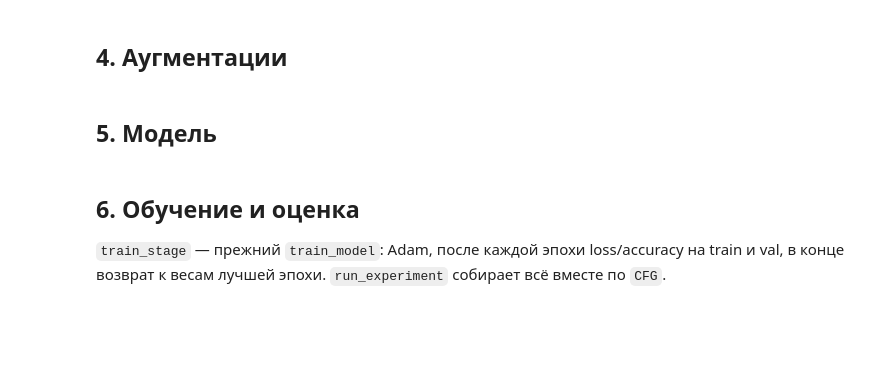
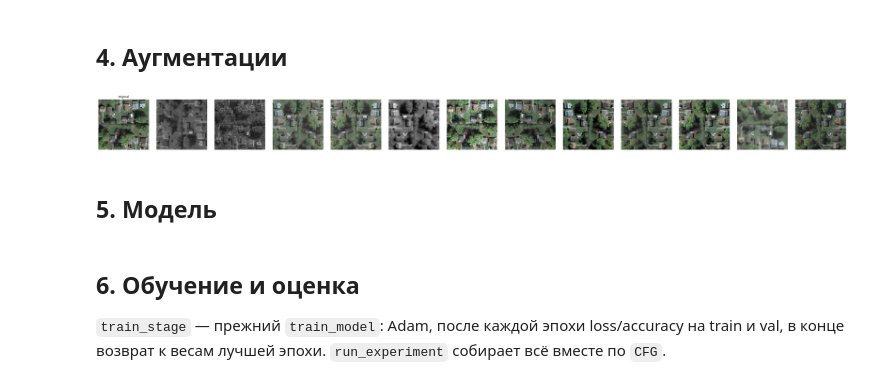
Before and after one commit to ori-pyro/Week-5-, a Jupyter notebook: week-5.ipynb, the cells around one changed output. Cells and saved outputs as stored; diff of their text form; code cells hidden in the pictures; blank space fills up the shorter version.

```diff
--- a/week-5.ipynb
+++ b/week-5.ipynb
@@ -63,7 +68,7 @@ print("data folder:", sorted(p.name for p in DATA_DIR.iterdir()))
 # %%
 CFG = {
     "name": "r18_224_3stage",
-    "notes": "перенос в новый ноутбук: повтор лучшего прогона (0.937)",
+    "notes": "перенос в новый ноутбук:",
     "seed": 42,
     "img_size": 224,
     "batch_size": 128,
@@ -73,21 +78,21 @@ CFG = {
         "hflip_p": 0.5,
         "vflip_p": 0.5,
         "rotation_angles": [0, 90, 180, 270],
-        "brightness": 0.2,           # ColorJitter: ×(1-b) ... ×(1+b)
-        "contrast": 0.2,
+        "brightness": 0.3,           # ColorJitter: ×(1-b) ... ×(1+b)
+        "contrast": 0.3,
         "blur_kernel": 9,
         "blur_sigma": [0.5, 3.0],
         "blur_p": 0.3,
         "jpeg_quality": [10, 80],
-        "jpeg_p": 0.5,
-        "noise_sigmas": [0.02, 0.05, 0.1, 0.15, 0.2],
+        "jpeg_p": 0.50,
+        "noise_sigmas": [0.02, 0.05, 0.1, 0.15, 0.2, 0.25, 0.3],
         "noise_p": 0.1,
-        "gray_p": 0.0,
+        "gray_p": 0.1
     },
     "stages": [
-        {"train": ["layer3", "layer4"], "epochs": 5, "lr": 1e-4},
-        {"train": ["layer4"], "epochs": 5, "lr": 1e-4},
-        {"train": [], "epochs": 10, "lr": 1e-4},
+        {"train": [], "epochs": 3, "lr": 1e-1},
+        {"train": ["layer3", "layer4"], "epochs": 5, "lr": 1e-2},
+        # {"train": ["layer3", "layer4"], "epochs": 5, "lr_schedule": [1e-2, 1e-2, 1e-2, 5e-3, 1e-3]},
     ],
 }
 # %% [markdown]
@@ -172,20 +180,22 @@ eval_transform = transforms.Compose([     # валидация и тест: ни
 ])
 # %%
 # Проверка аугментаций: оригинал и несколько случайных вариантов train-трансформа
-def show_augmentations(image_id="10.jpg", n=6, size=2.5):
+def show_augmentations(image_id="10.jpg", n=12, size=2.5):
     img = Image.open(image_file("train", image_id)).convert("RGB").resize((CFG["img_size"],) * 2, Image.BOX)
     tfm = build_train_transform(CFG["aug"])
     fig, axes = plt.subplots(1, n + 1, figsize=(size * (n + 1), size))
     axes[0].imshow(img); axes[0].set_title("original", fontsize=9)
     for ax in axes[1:]:
         x = tfm(img) * torch.tensor(STD)[:, None, None] + torch.tensor(MEAN)[:, None, None]
         ax.imshow(x.clamp(0, 1).permute(1, 2, 0))
     for ax in axes:
         ax.axis("off")
     plt.tight_layout(); plt.show()
 
 
 show_augmentations()
+# %% [output]
+[figure, added]
 # %% [markdown]
 ## 5. Модель
 # %%
```
Also changed, not shown: parts of 9 cells of this notebook.
